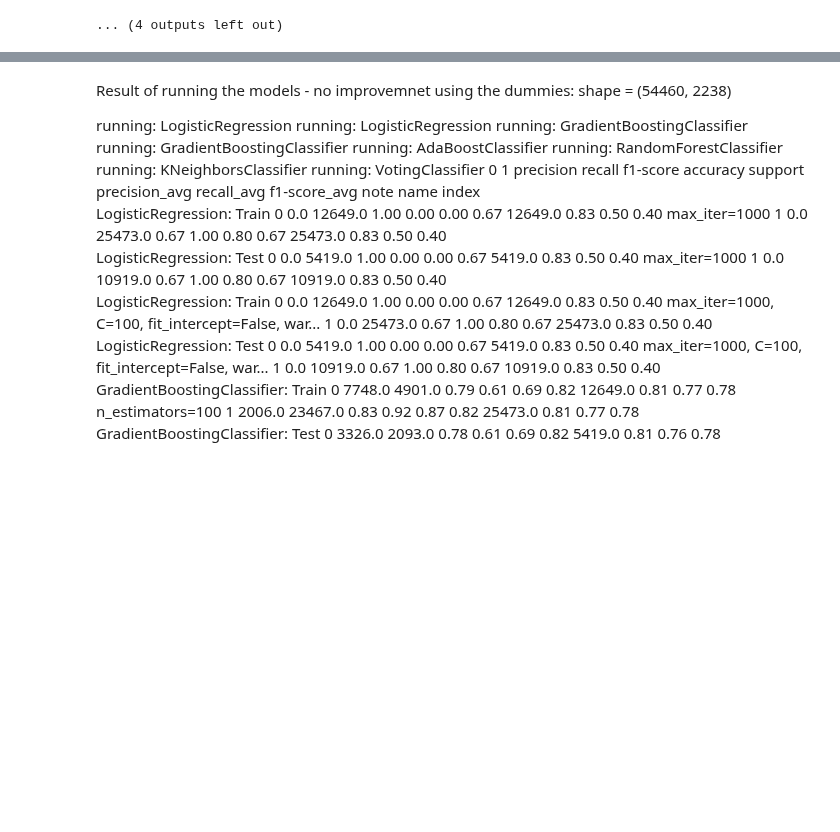
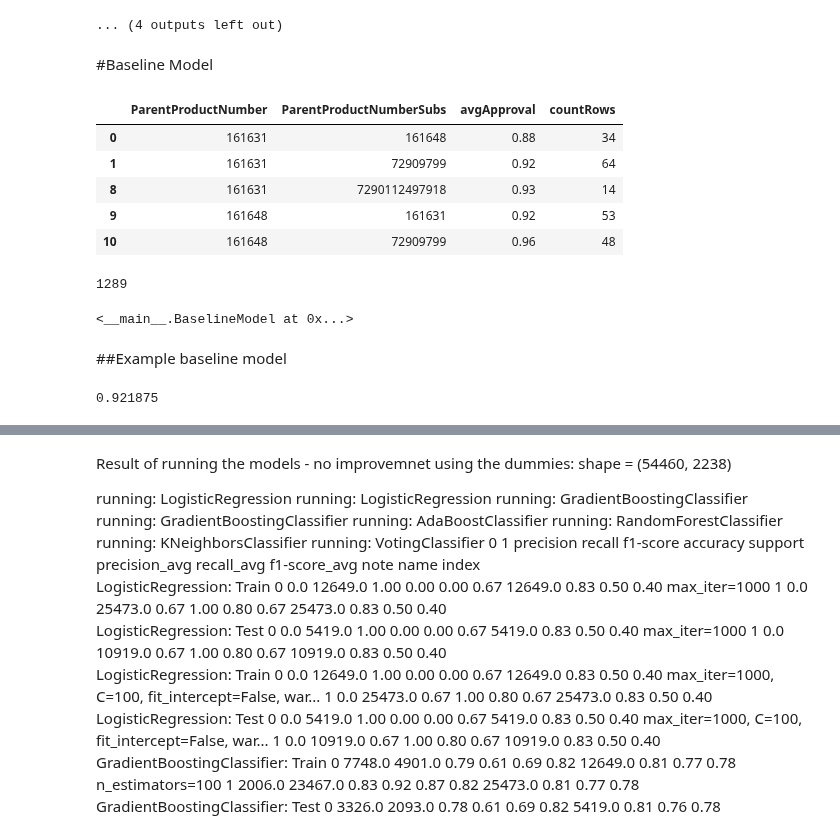
Before and after one commit to DanielKorenDataScience/ClassificationProject, a Jupyter notebook: Classification_Project_Shufersal.ipynb, the cells around one changed output, grey strips where cells are left out. Saved outputs shown, nothing was run; the diff lists cells and outputs as text; code cells hidden in the pictures; blank space fills up the shorter version.

```diff
--- a/Classification_Project_Shufersal.ipynb
+++ b/Classification_Project_Shufersal.ipynb
@@ -739,3 +739,57 @@ Shufersal_result_rel_diff.csv
 | RandomForestClassifier: Test | 0 | 3829.0 | 1590.0 | 0.81 | 0.71 | 0.75 | 0.85 | 5419.0 | 0.84 | 0.81 | ... |
 |  | 1 | 899.0 | 10020.0 | 0.86 | 0.92 | 0.89 | 0.85 | 10919.0 | 0.84 | 0.81 | ... |
 ... (4 outputs left out)
+# %% [markdown]
+#Baseline Model
+# %%
+def returnPrec(model,products):
+            productCols=['ParentProductNumber','ParentProductNumberSubs']
+            val=model[(model[productCols[0]]==products[0]) & (model[productCols[1]]==products[1])]['avgApproval']
+            if val.empty ==False:
+                #display(val)
+                return val.iloc[0]
+            #print(val)
+            return -1
+# %%
+class BaselineModel:
+    def __init__(self, classes_):
+        self.classes_ = classes_
+    def fit(self,X_, y_):
+        #catalogCols=['ParentProductNumber','CompoundID','SubGroupCodeNew','GroupCode']
+        cols=['ParentProductNumber','ParentProductNumberSubs']
+        group=pd.concat([X_[cols],y_],axis=1).apply(lambda x:x.astype(np.int64))\
+            .groupby(cols)\
+            .agg({'CorrelateItemStatusCode':[('avgApproval','mean'),('countRows','count')]}).reset_index()
+        group.columns=group.columns.droplevel(0)
+        group.columns.values[0]=cols[0]
+        group.columns.values[1]=cols[1]
+        group=group[group['countRows']>=5]
+        display(group.head())
+        display(len(group))
+        self.model=group
+        return self
+
+    def predict(self,X_):
+        #print(type(X_))
+        y_predPrec = X_.apply(lambda x: returnPrec( model=self.model,products=[x['ParentProductNumber'],
+                                                                                 x['ParentProductNumberSubs']]),axis=1)
+        #display(y_predPrec)
+        y_pred=np.where(y_predPrec>0.5,1,0)
+        return y_pred
+    def predict_proba(self,X_):
+        y_predPrec = X_.apply(lambda x: returnPrec(model=self.model, products=[x['ParentProductNumber'],
+                                                                                 x['ParentProductNumberSubs']]),axis=1)
+        return y_predPrec
+# %%
+baseline=BaselineModel(df.CorrelateItemStatusCode.unique())
+# %%
+baseline.fit(X_train,y_train)
+# %% [output]
+|  | ParentProductNumber | ParentProductNumberSubs | avgApproval | countRows |
+| 0 | 161631 | 161648 | 0.88 | 34 |
+| 1 | 161631 | 72909799 | 0.92 | 64 |
+| 8 | 161631 | 7290112497918 | 0.93 | 14 |
+| 9 | 161648 | 161631 | 0.92 | 53 |
+| 10 | 161648 | 72909799 | 0.96 | 48 |
+1289
+<__main__.BaselineModel at 0x...>
@@ -741,0 +798,7 @@ Shufersal_result_rel_diff.csv
+# %% [markdown]
+##Example baseline model
+# %%
+y_train[(X_train['ParentProductNumber']==161631) & (X_train['ParentProductNumberSubs']==72909799)].sum()\
+/len(y_train[(X_train['ParentProductNumber']==161631) & (X_train['ParentProductNumberSubs']==72909799)])
+# %% [output]
+0.921875
```
Also changed, not shown: parts of 5 cells of this notebook.
